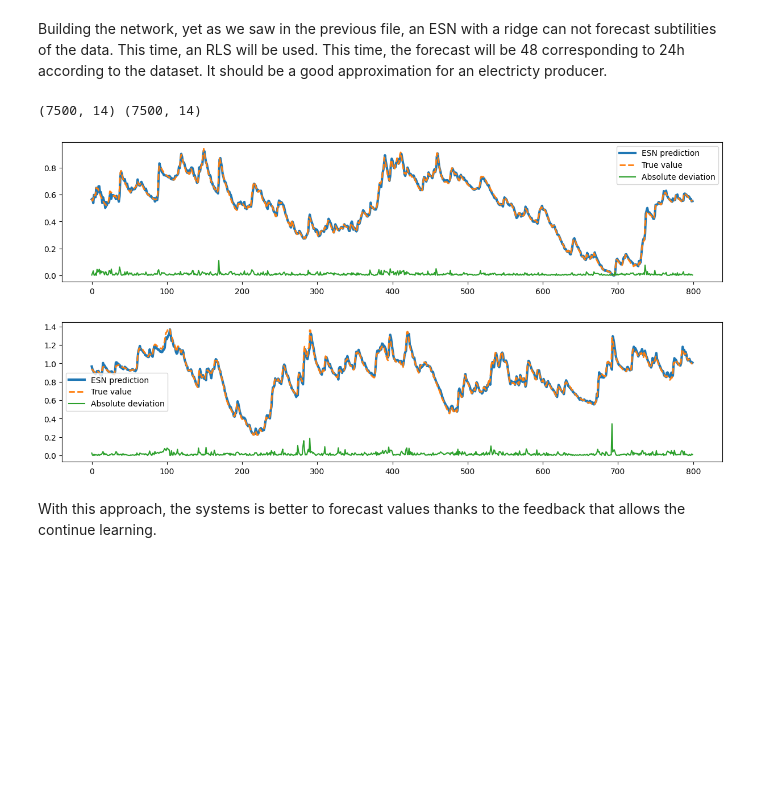
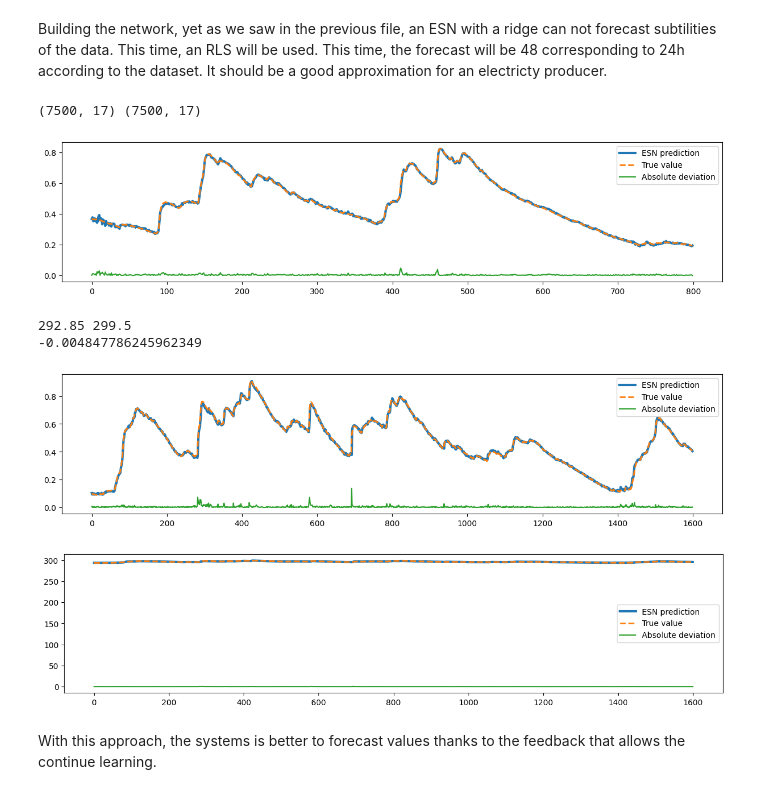
Before and after one commit to Sifflet-Blanc/Suez2, a Jupyter notebook: reservoir.ipynb, the cells around one changed output. Saved outputs shown, nothing was run; the diff lists cells and outputs as text; code cells hidden in the pictures; blank space fills up the shorter version.

Commit message:
un-normalize data plot

```diff
--- a/reservoir.ipynb
+++ b/reservoir.ipynb
@@ -8,7 +8,8 @@ import os
 import math
 import numpy as np
 from datetime import datetime
-dpath = 'datasets/preprocessed/'
+dpath = 'dataset/preprocessed/'
+file_name = 'A146020302.csv'
 
 #Makes the time a continuous value to work with ESN.
 def time_linearisation(date):
@@ -49,9 +50,11 @@ Same as in the previous file, gathering data.
 # %%
 # Load preprocessed data
 
+# inputs : Qls (1), Qmmj (2), Ptot (9), Fsol(10), Temp (11), E_ou (12), E_PE (13), E_PM (14), Vent (15), Humi (16), Dli (17), SSI (18), IHGR (19), TN (22), TX (23), niveau_deau (24)
+
 def load_X_Y(filepath):
     X = []
-    inputs_columns = { 1, 2, 10, 11, 12, 13, 14, 15, 16, 17, 19, 20}
+    inputs_columns = { 1, 2, 10, 11, 12, 13, 14, 15, 16, 17, 18, 19, 22, 23, 24 }
     with open(filepath, mode='r') as file:
         csv_reader = csv.reader(file)
         for row in csv_reader:
@@ -60,8 +63,6 @@ def load_X_Y(filepath):
             time_features = time_linearisation(row[0])
             X.append(np.concatenate([time_features] + [[float(row[i])] for i in inputs_columns]))
         return np.array(X)
-
-data = load_X_Y(dpath + 'A146020302.csv')
 # %%
 import matplotlib.pyplot as plt
 def plot_results(y_pred, y_test, sample=800):
@@ -84,7 +85,8 @@ def normalize_data(data):
     max_vals = data.max(axis=0)
     normalized_data = (data - min_vals) / (max_vals - min_vals)
     return normalized_data, min_vals, max_vals
-data = load_X_Y(dpath + 'A146020302.csv')
+
+data = load_X_Y(dpath + file_name)
 data, min_vals, max_vals = normalize_data(data)
 x,y= to_forecasting(data[3156:], forecast=1)
 print(x.shape, y.shape)
@@ -103,7 +105,7 @@ X_test1 = np.asarray(X_test1) # chosing the data that will be used (electricity
 X_test1 = X_test1.reshape(X_test1.shape[0], -1) # reshaping data that they could be used by reservoir py
 # plot_train_test(X_train1, y_train1, X_test1, y_test1)
 # %% [output]
-(7500, 14) (7500, 14)
+(7500, 17) (7500, 17)
 # %%
 from reservoirpy.nodes import RLS
 from reservoirpy.nodes import Reservoir
@@ -127,16 +129,29 @@ for t, (x_t, y_t) in enumerate(zip(X_train1, y_train1)):
 # %%
 plot_results(outputs_pre, y_train1,800)
 # %% [output]
-[figure, old version]
+[figure, new version]
 # %%
 
 esn_online = reservoir >> readout
 esn_online.partial_fit(X_train1, y_train1)
 pred_online = esn_online.run(X_test1)
 # %%
-plot_results(pred_online*max_vals[-1],y_test1*max_vals[-1], sample=800)
+def unnormalize_data(normalized_data, min_vals, max_vals):
+    return normalized_data * (max_vals - min_vals) + min_vals
+
+
+print( min_vals[-1], max_vals[-1])
+pred_data = unnormalize_data(pred_online, min_vals[-1], max_vals[-1])
+y_test_data = unnormalize_data(y_test1, min_vals[-1], max_vals[-1])
+print(np.mean(y_test_data - pred_data))
+
+plot_results(pred_online,y_test1, sample=1600)
+plot_results(pred_data,y_test_data, sample=1600)
 # %% [output]
+292.85 299.5
+-0.004847786245962349
-[figure, old version]
+[figure, new version]
+[figure, added]
 # %% [markdown]
 With this approach, the systems is better to forecast values thanks to the feedback that allows the continue learning.
 # %% [markdown]
```
